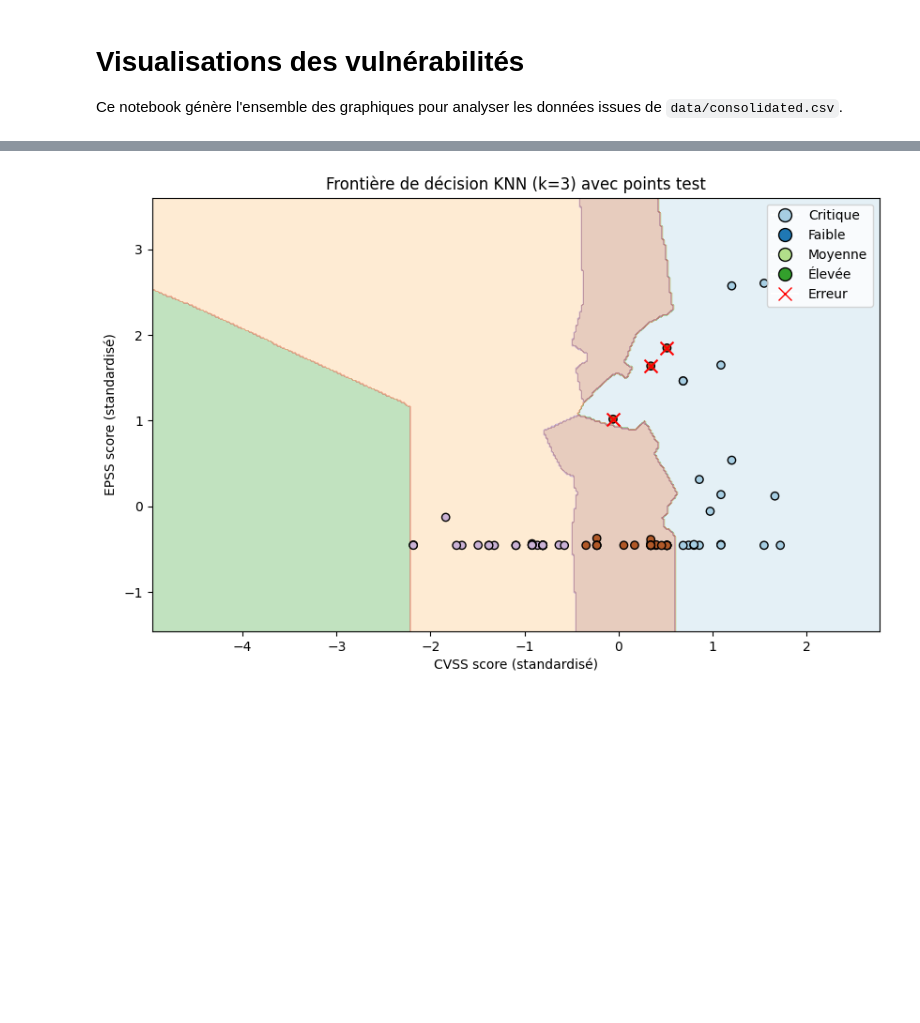
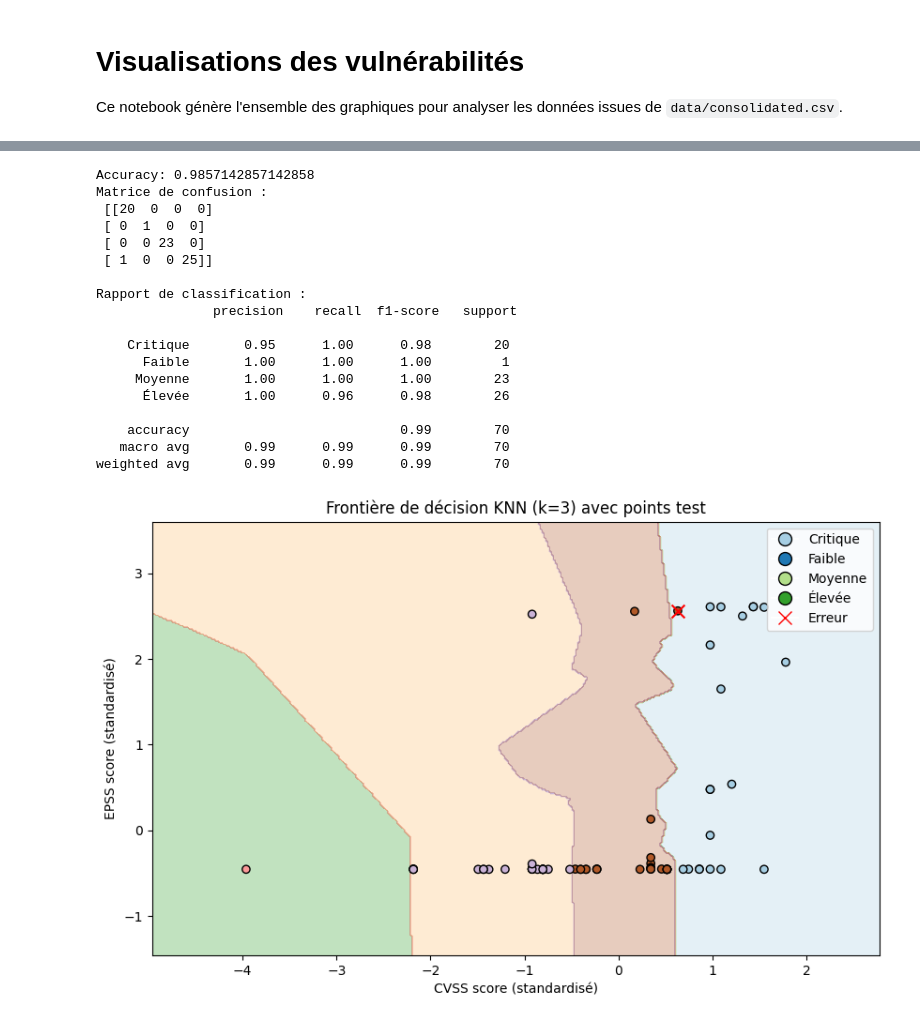
Before and after one commit to totolezozo/Project-Mastercamp, a Jupyter notebook: notebooks/visualizations.ipynb, the cells around one changed output, grey strips where cells are left out. Drawn from its saved outputs; the diff is of its cells as text; code cells hidden in the pictures; blank space fills up the shorter version.

```diff
--- a/notebooks/visualizations.ipynb
+++ b/notebooks/visualizations.ipynb
@@ -282,44 +248,100 @@ Accuracy :  0.9571428571428572
 # %%
+import pandas as pd
+import numpy as np
 import matplotlib.pyplot as plt
-import numpy as np
+from sklearn.preprocessing import LabelEncoder, StandardScaler
+from sklearn.model_selection import train_test_split
+from sklearn.neighbors import KNeighborsClassifier
+from sklearn.metrics import classification_report, confusion_matrix, accuracy_score
+from matplotlib.lines import Line2D
 
-# Définir la grille pour visualiser la frontière de décision
-h = 0.02  # pas de la grille
+# Conversion des colonnes en numérique (gestion des erreurs)
+df['cvss_score'] = pd.to_numeric(df['cvss_score'], errors='coerce')
+df['epss_score'] = pd.to_numeric(df['epss_score'], errors='coerce')
 
+# Suppression des lignes avec NaN sur les colonnes utilisées
+df_ml = df.dropna(subset=['cvss_score', 'epss_score', 'base_severity']).copy()
+
+# --- Préparation des données ---
+le = LabelEncoder()
+df_ml['severity_encoded'] = le.fit_transform(df_ml['base_severity'])
+
+X = df_ml[['cvss_score', 'epss_score']].values
+y = df_ml['severity_encoded'].values
+
+# Standardisation
+scaler = StandardScaler()
+X_scaled = scaler.fit_transform(X)
+
+# Séparation train/test 80/20 (stratified pour garder proportions des classes)
+X_train, X_test, y_train, y_test = train_test_split(
+    X_scaled, y, test_size=0.2, random_state=42, stratify=y
+)
+
+# --- Modèle KNN ---
+k = 3
+knn = KNeighborsClassifier(n_neighbors=k)
+knn.fit(X_train, y_train)
+
+# Prédictions
+y_pred = knn.predict(X_test)
+
+# --- Évaluation ---
+print("Accuracy:", accuracy_score(y_test, y_pred))
+print("Matrice de confusion :\n", confusion_matrix(y_test, y_pred))
+print("\nRapport de classification :\n", classification_report(y_test, y_pred, target_names=le.classes_))
+
+# --- Visualisation de la frontière de décision ---
+h = 0.02
 x_min, x_max = X_scaled[:, 0].min() - 1, X_scaled[:, 0].max() + 1
 y_min, y_max = X_scaled[:, 1].min() - 1, X_scaled[:, 1].max() + 1
 xx, yy = np.meshgrid(np.arange(x_min, x_max, h),
                      np.arange(y_min, y_max, h))
 
-# Prédire la classe sur chaque point de la grille
 Z = knn.predict(np.c_[xx.ravel(), yy.ravel()])
 Z = Z.reshape(xx.shape)
 
 plt.figure(figsize=(10, 6))
-# Afficher la frontière de décision
 plt.contourf(xx, yy, Z, alpha=0.3, cmap=plt.cm.Paired)
 
-# Afficher les points test, couleur vraie classe
-scatter = plt.scatter(X_test[:, 0], X_test[:, 1], c=y_test, cmap=plt.cm.Paired, edgecolor='k')
+# Points test (vraie classe)
+plt.scatter(X_test[:, 0], X_test[:, 1], c=y_test, cmap=plt.cm.Paired, edgecolor='k')
 
-# Afficher les points test, marqueur x rouge pour erreurs
+# Marquer erreurs par un X rouge
 for i in range(len(y_test)):
     if y_test[i] != y_pred[i]:
         plt.scatter(X_test[i, 0], X_test[i, 1], marker='x', c='red', s=100)
 
 plt.xlabel('CVSS score (standardisé)')
 plt.ylabel('EPSS score (standardisé)')
-plt.title('Frontière de décision KNN (k=3) avec points test')
+plt.title(f'Frontière de décision KNN (k={k}) avec points test')
 
-# Légende manuelle
-from matplotlib.lines import Line2D
+# Légende
 legend_elements = [
     Line2D([0], [0], marker='o', color='w', label=cls, markerfacecolor=col, markersize=10, markeredgecolor='k')
     for cls, col in zip(le.classes_, plt.cm.Paired.colors[:len(le.classes_)])
 ]
 legend_elements.append(Line2D([0], [0], marker='x', color='w', label='Erreur', markerfacecolor='r', markersize=10, markeredgecolor='r'))
 plt.legend(handles=legend_elements)
 
 plt.show()
 # %% [output]
+Accuracy: 0.9857142857142858
+Matrice de confusion :
+ [[20  0  0  0]
+ [ 0  1  0  0]
+ [ 0  0 23  0]
+ [ 1  0  0 25]]
+
+Rapport de classification :
+               precision    recall  f1-score   support
+
+    Critique       0.95      1.00      0.98        20
+      Faible       1.00      1.00      1.00         1
+     Moyenne       1.00      1.00      1.00        23
+      Élevée       1.00      0.96      0.98        26
+
+    accuracy                           0.99        70
+   macro avg       0.99      0.99      0.99        70
+weighted avg       0.99      0.99      0.99        70
-[figure, old version]
+[figure, new version]
```
Also changed, not shown: parts of 28 cells of this notebook, 2 other files.
